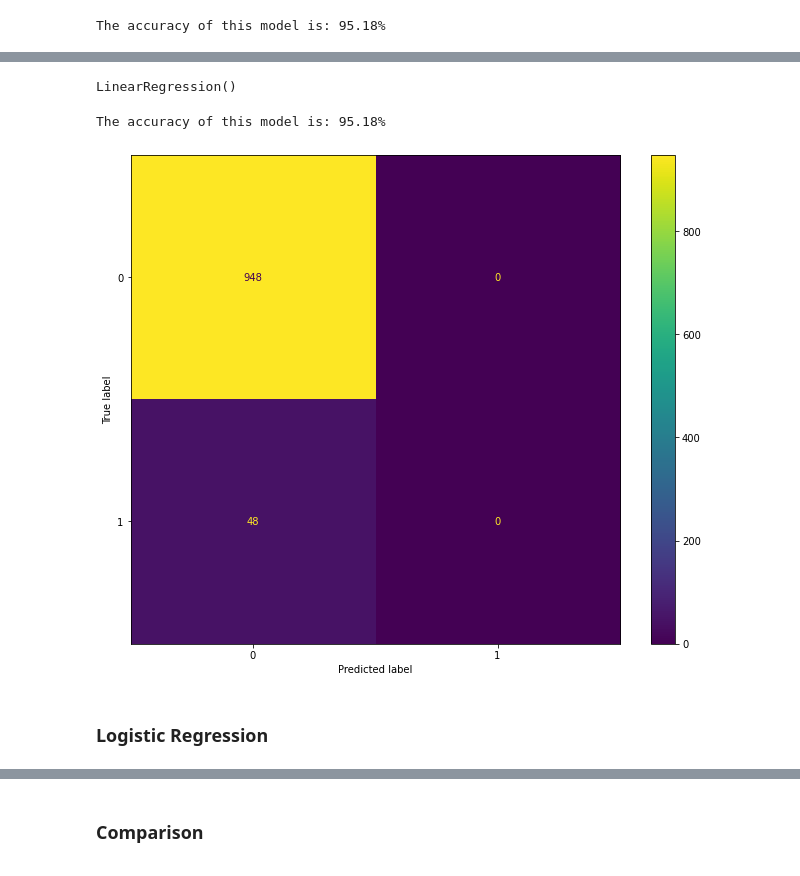
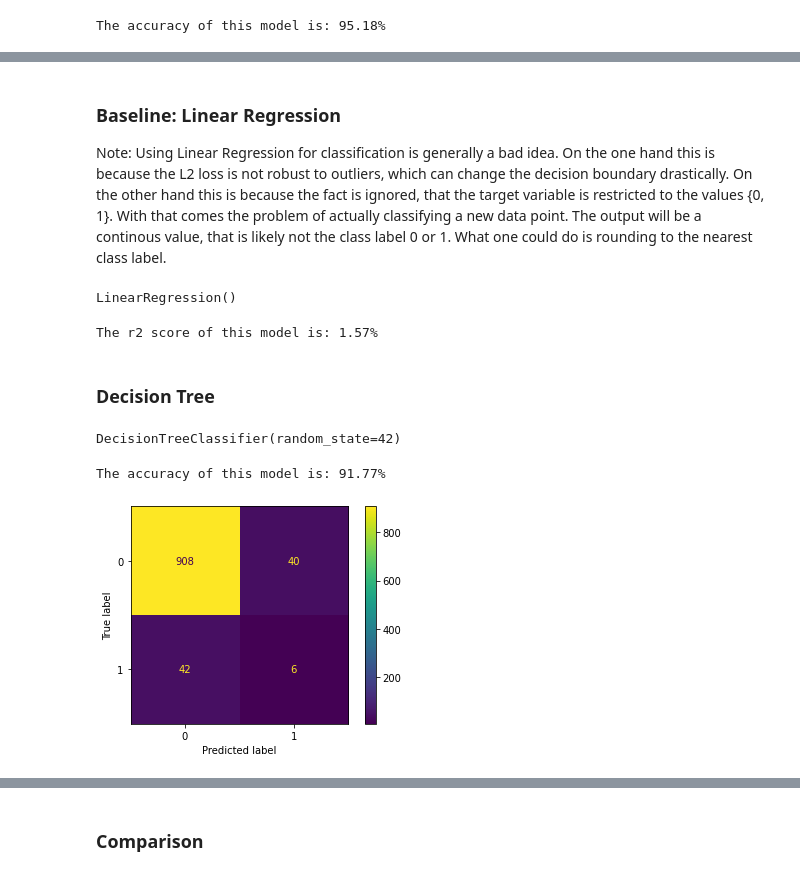
Before and after one commit to u-adrian/PSDA, a Jupyter notebook: 01_Exercise/Aufgabe_3.ipynb, the cells around one changed output, grey strips where cells are left out. Saved outputs shown, nothing was run; the diff lists cells and outputs as text; code cells hidden in the pictures.

```diff
--- a/01_Exercise/Aufgabe_3.ipynb
+++ b/01_Exercise/Aufgabe_3.ipynb
@@ -225,21 +242,32 @@ The accuracy of this model is: 95.18%
+# %% [markdown]
+### Baseline: Linear Regression
+
+Note: Using Linear Regression for classification is generally a bad idea. On the one hand this is because the L2 loss is not robust to outliers, which can change the decision boundary drastically. On the other hand this is because the fact is ignored, that the target variable is restricted to the values {0, 1}. With that comes the problem of actually classifying a new data point. The output will be a continous value, that is likely not the class label 0 or 1. What one could do is rounding to the nearest class label.
 # %%
 model = linear_model.LinearRegression()
 model.fit(input_train, label_train)
 # %% [output]
 LinearRegression()
+# %%
+y_hat = model.predict(input_test)
+print(f"The r2 score of this model is: {r2_score(label_test, y_hat):.2%}")
+# %% [output]
+The r2 score of this model is: 1.57%
+# %% [markdown]
+### Decision Tree
+# %%
+model = tree.DecisionTreeClassifier(random_state=42)
+model.fit(input_train, label_train)
+# %% [output]
+DecisionTreeClassifier(random_state=42)
 # %%
-plt.rcParams["figure.figsize"] = (11, 9)
-
 y_hat = model.predict(input_test)
 
-print(f"The accuracy of this model is: {accuracy_score(label_test, y_hat.round()):.2%}")
-
-cm = confusion_matrix(label_test, y_hat.round())
+print(f"The accuracy of this model is: {accuracy_score(label_test, y_hat):.2%}")
+cm = confusion_matrix(label_test, y_hat)
 disp = ConfusionMatrixDisplay(cm)
 disp.plot()
 plt.show()
 # %% [output]
-The accuracy of this model is: 95.18%
+The accuracy of this model is: 91.77%
-[figure, old version]
+[figure, new version]
-# %% [markdown]
-### Logistic Regression
```
Also changed, not shown: parts of 42 cells of this notebook.
